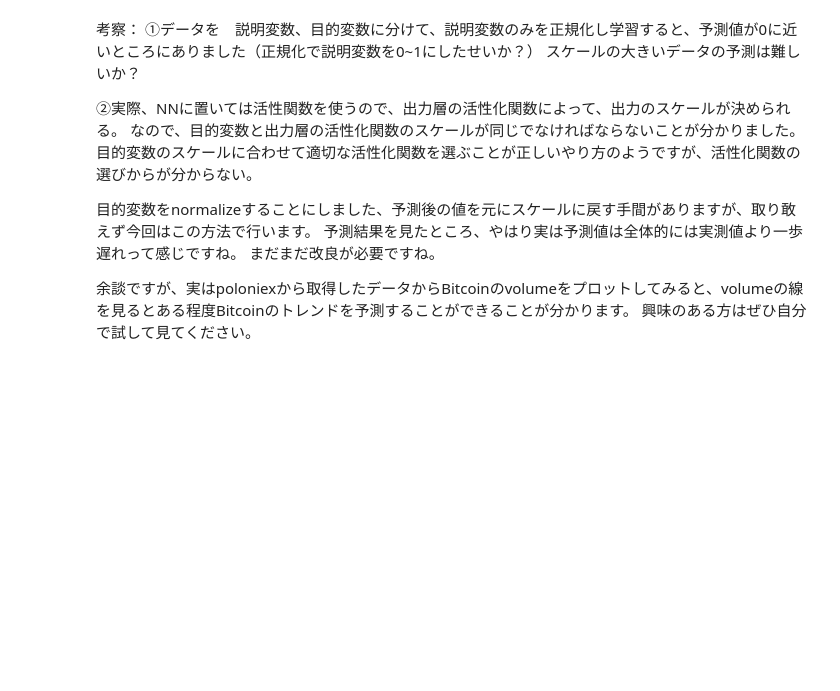
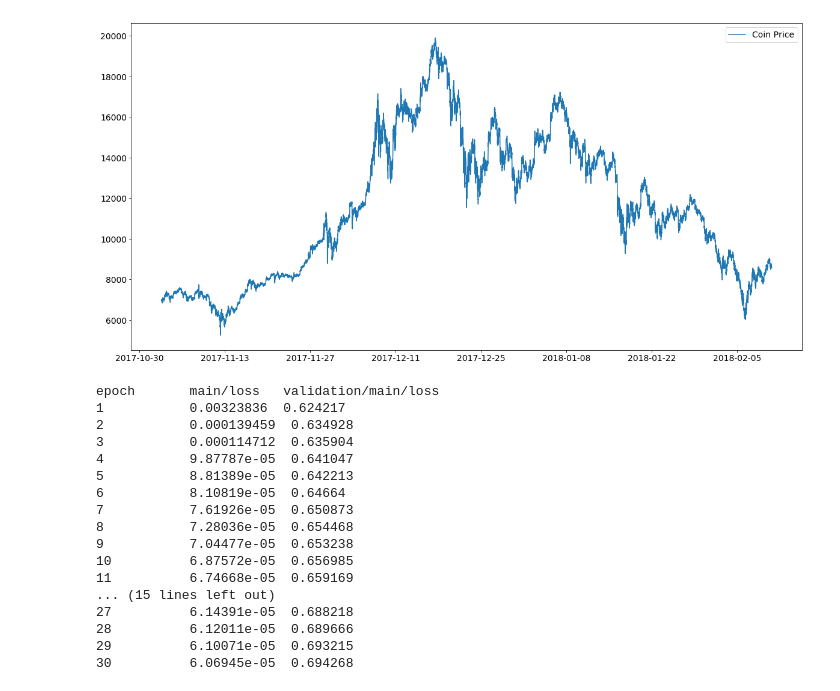
Before and after one commit to george-j-zhu/cryptocurrency-price-prediction, a Jupyter notebook: lstm.ipynb, the cells around one changed output. Saved outputs shown, nothing was run; the diff lists cells and outputs as text; code cells hidden in the pictures; blank space fills up the shorter version.

```diff
--- a/lstm.ipynb
+++ b/lstm.ipynb
@@ -25,15 +1,34 @@ epoch       main/loss   validation/main/loss  elapsed_time
-# %% [markdown]
-考察：
-①データを　説明変数、目的変数に分けて、説明変数のみを正規化し学習すると、予測値が0に近いところにありました（正規化で説明変数を0~1にしたせいか？）
-スケールの大きいデータの予測は難しいか？
-
-②実際、NNに置いては活性関数を使うので、出力層の活性化関数によって、出力のスケールが決められる。
-なので、目的変数と出力層の活性化関数のスケールが同じでなければならないことが分かりました。
-目的変数のスケールに合わせて適切な活性化関数を選ぶことが正しいやり方のようですが、活性化関数の選びからが分からない。
-
-目的変数をnormalizeすることにしました、予測後の値を元にスケールに戻す手間がありますが、取り敢えず今回はこの方法で行います。
-予測結果を見たところ、やはり実は予測値は全体的には実測値より一歩遅れって感じですね。
-まだまだ改良が必要ですね。
-
-余談ですが、実はpoloniexから取得したデータからBitcoinのvolumeをプロットしてみると、volumeの線を見るとある程度Bitcoinのトレンドを予測することができることが分かります。
-興味のある方はぜひ自分で試して見てください。
+# %%
+import matplotlib.pyplot as plt
+from chainer import Variable
+import data_manager
+import constants
+import main
+
+%matplotlib inline
+
+df = data_manager.return_chart_data(constants.PAIR_USDT_BTC, constants.PERIOD, constants.DAY)
+
+time_train, time_cv, time_test, x_train, y_train, x_cv, y_cv, x_test, y_test_not_normalized, y_scaler = data_manager.prepare_data(df)
+
+trainer, model = main.initialize_trainer(x_train, y_train, x_cv, y_cv)
+trainer.run()
+# %% [output]
+[figure, added]
+epoch       main/loss   validation/main/loss
+1           0.00323836  0.624217
+2           0.000139459  0.634928
+3           0.000114712  0.635904
+4           9.87787e-05  0.641047
+5           8.81389e-05  0.642213
+6           8.10819e-05  0.64664
+7           7.61926e-05  0.650873
+8           7.28036e-05  0.654468
+9           7.04477e-05  0.653238
+10          6.87572e-05  0.656985
+11          6.74668e-05  0.659169
+... (15 lines left out)
+27          6.14391e-05  0.688218
+28          6.12011e-05  0.689666
+29          6.10071e-05  0.693215
+30          6.06945e-05  0.694268
```
Also changed, not shown: parts of 2 cells of this notebook, 7 other files.
